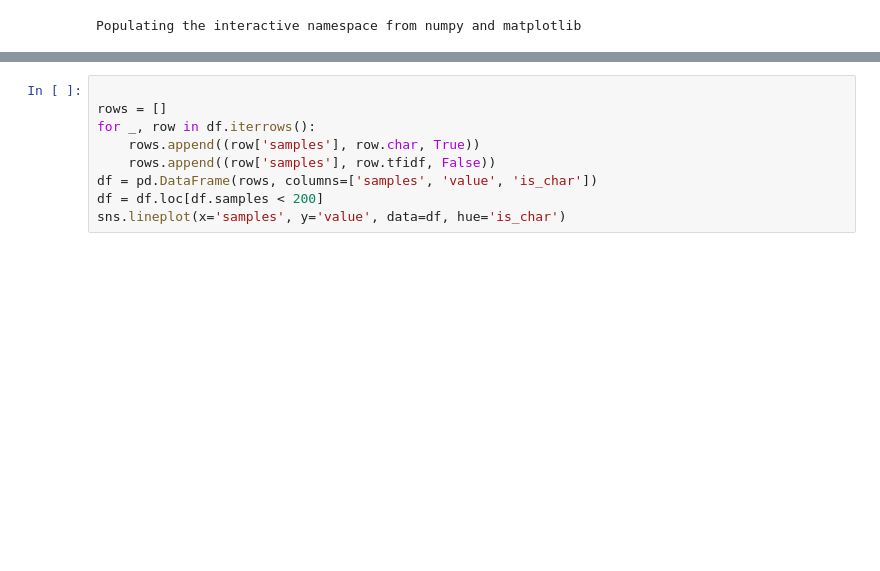
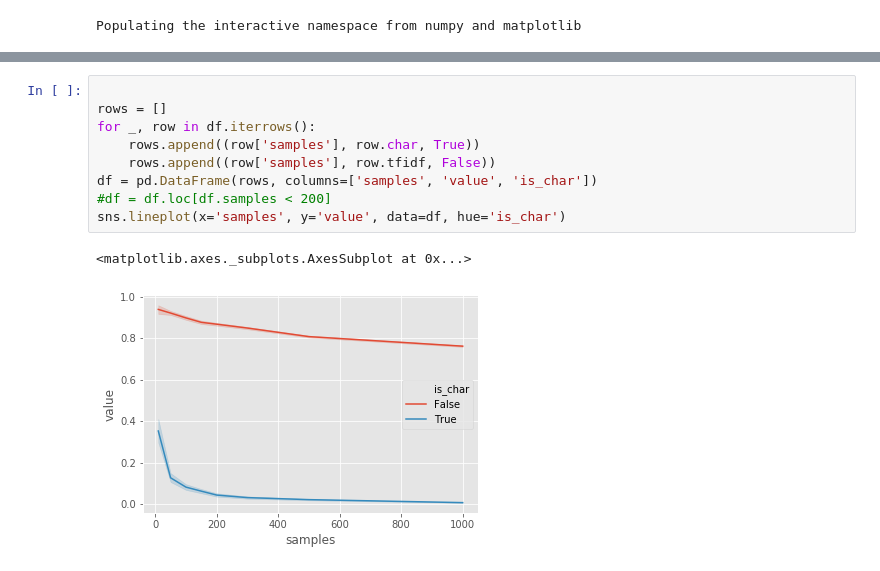
Before and after one commit to theSage21/WordHashDocSearch, a Jupyter notebook: Untitled.ipynb, the cells around one changed output, grey strips where cells are left out. Cells and saved outputs as stored; diff of their text form; blank space fills up the shorter version.

```diff
--- a/Untitled.ipynb
+++ b/Untitled.ipynb
@@ -29,9 +29,12 @@ sns.lineplot(x='samples', y='vec_spread', data=df)
 # %%
 
 rows = []
 for _, row in df.iterrows():
     rows.append((row['samples'], row.char, True))
     rows.append((row['samples'], row.tfidf, False))
 df = pd.DataFrame(rows, columns=['samples', 'value', 'is_char'])
-df = df.loc[df.samples < 200]
+#df = df.loc[df.samples < 200]
 sns.lineplot(x='samples', y='value', data=df, hue='is_char')
+# %% [output]
+<matplotlib.axes._subplots.AxesSubplot at 0x...>
+[figure, added]
```
Also changed, not shown: parts of 2 cells of this notebook, 1 other file.
